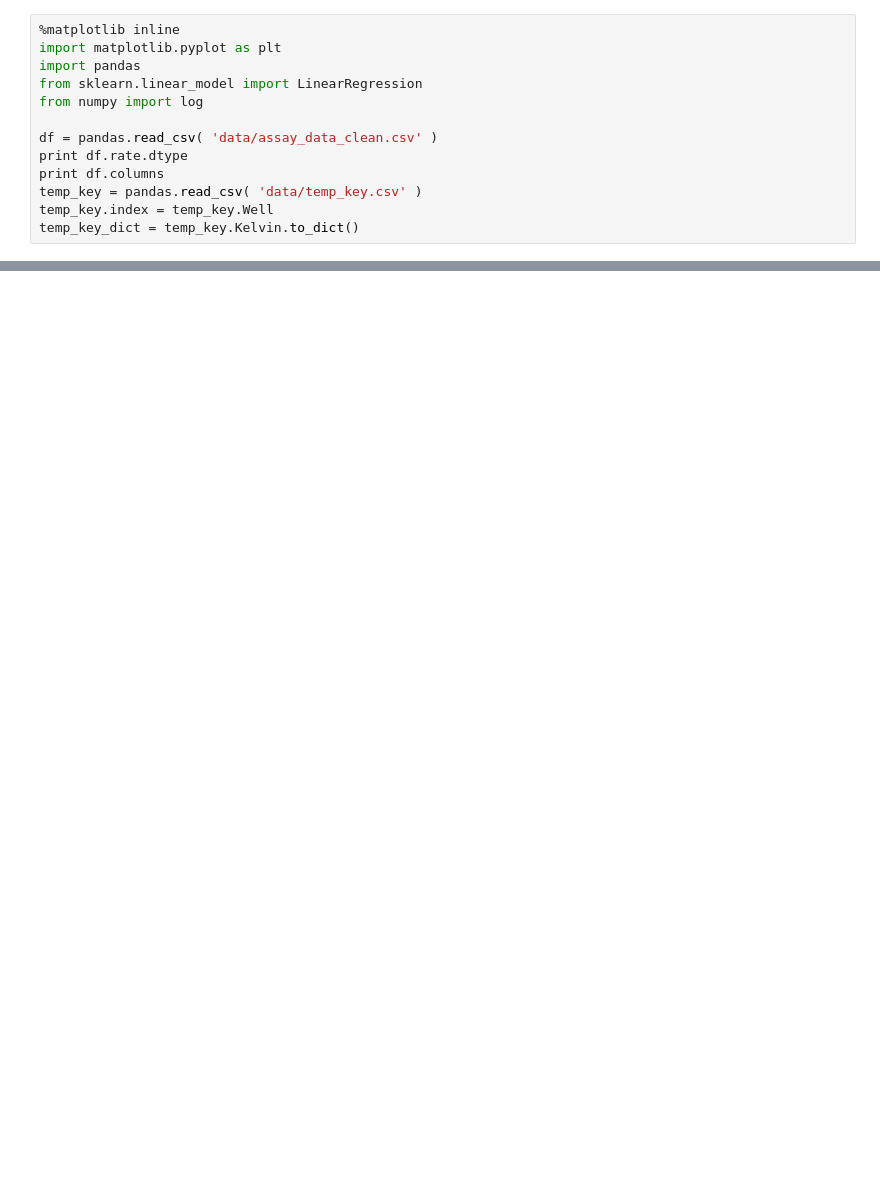
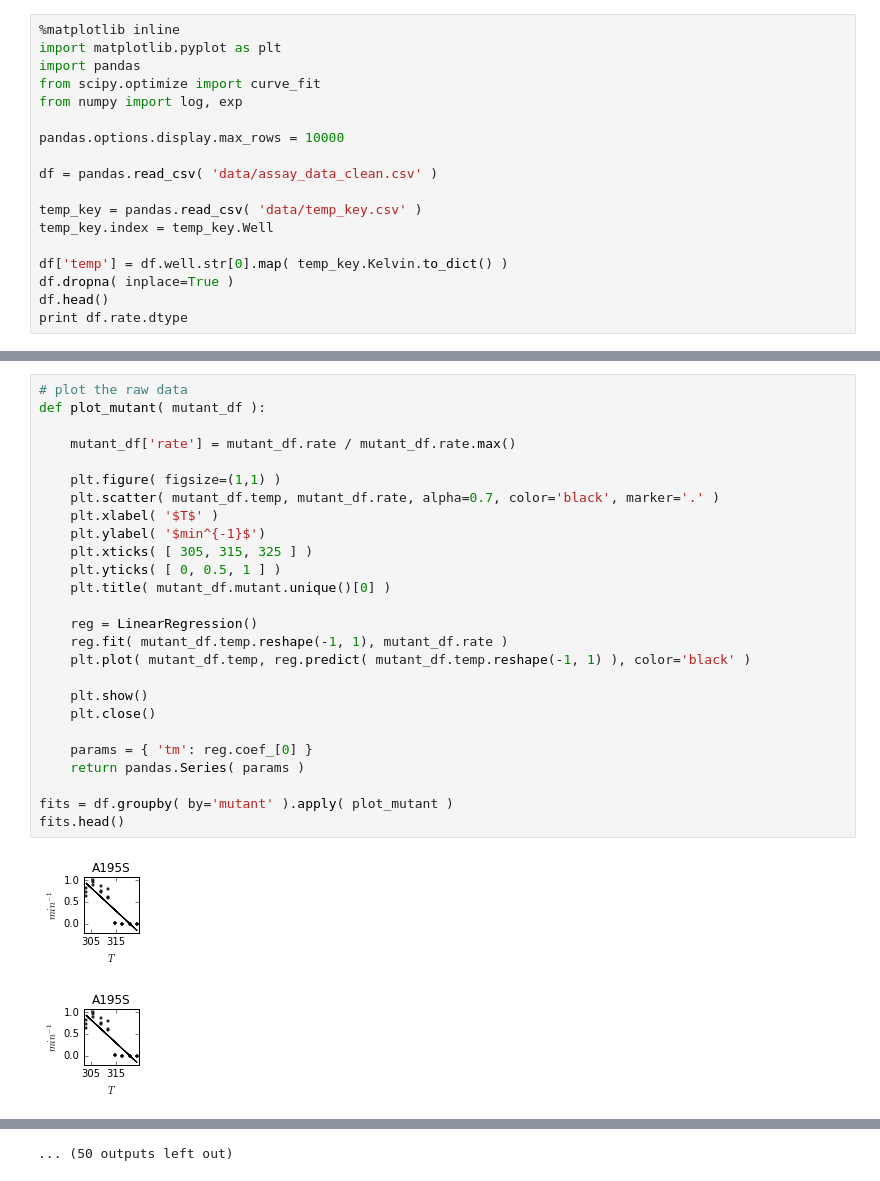
Before and after one commit to sienahw/bagel-thermostability, a Jupyter notebook: Untitled.ipynb, the cells around one changed output, grey strips where cells are left out. Saved outputs shown, nothing was run; the diff lists cells and outputs as text; blank space fills up the shorter version.

```diff
--- a/Untitled.ipynb
+++ b/Untitled.ipynb
@@ -2,14 +2,19 @@
 %matplotlib inline
 import matplotlib.pyplot as plt
 import pandas
-from sklearn.linear_model import LinearRegression
-from numpy import log
+from scipy.optimize import curve_fit
+from numpy import log, exp
+
+pandas.options.display.max_rows = 10000
 
 df = pandas.read_csv( 'data/assay_data_clean.csv' )
-print df.rate.dtype
-print df.columns
+
 temp_key = pandas.read_csv( 'data/temp_key.csv' )
 temp_key.index = temp_key.Well
-temp_key_dict = temp_key.Kelvin.to_dict()
+
+df['temp'] = df.well.str[0].map( temp_key.Kelvin.to_dict() )
+df.dropna( inplace=True )
+df.head()
+print df.rate.dtype
 # %% [output]
 float64
@@ -81,0 +21,29 @@ df.groupby( by='mutant' ).apply( fit_a_mutant_return_params )
+# %%
+# plot the raw data
+def plot_mutant( mutant_df ):
+
+    mutant_df['rate'] = mutant_df.rate / mutant_df.rate.max()
+
+    plt.figure( figsize=(1,1) )
+    plt.scatter( mutant_df.temp, mutant_df.rate, alpha=0.7, color='black', marker='.' )
+    plt.xlabel( '$T$' )
+    plt.ylabel( '$min^{-1}$')
+    plt.xticks( [ 305, 315, 325 ] )
+    plt.yticks( [ 0, 0.5, 1 ] )
+    plt.title( mutant_df.mutant.unique()[0] )
+
+    reg = LinearRegression()
+    reg.fit( mutant_df.temp.reshape(-1, 1), mutant_df.rate )
+    plt.plot( mutant_df.temp, reg.predict( mutant_df.temp.reshape(-1, 1) ), color='black' )
+
+    plt.show()
+    plt.close()
+
+    params = { 'tm': reg.coef_[0] }
+    return pandas.Series( params )
+
+fits = df.groupby( by='mutant' ).apply( plot_mutant )
+fits.head()
+# %% [output]
+[figure, added]
+[figure, added]
@@ -81,0 +60 @@ df.groupby( by='mutant' ).apply( fit_a_mutant_return_params )
+... (50 outputs left out)
```
Also changed, not shown: parts of 8 cells of this notebook, 3 other files.
